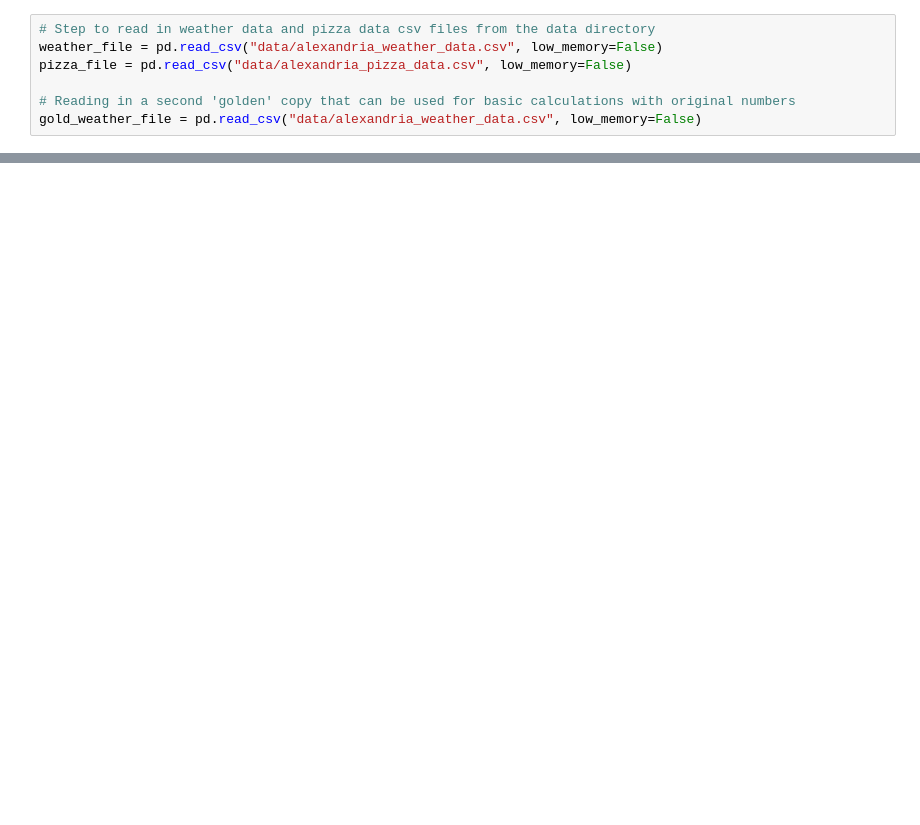
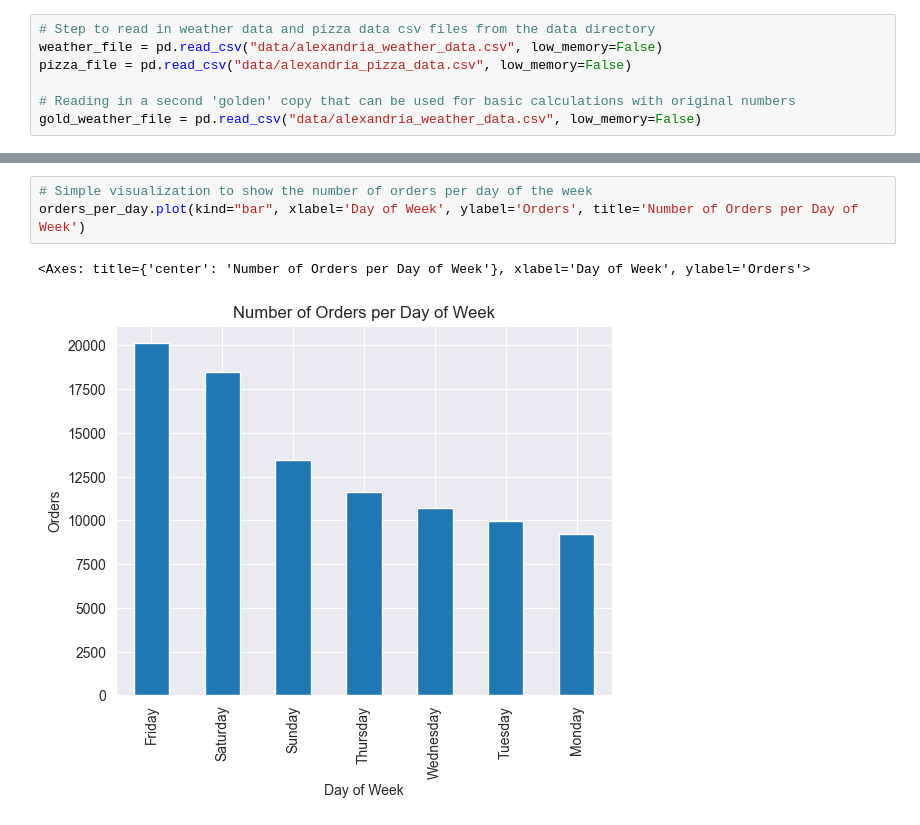
Before and after one commit to robertdfraley/PizzaWeatherPatterns, a Jupyter notebook: PizzaWeatherPattern.ipynb, the cells around one changed output, grey strips where cells are left out. Cells and saved outputs as stored; diff of their text form; blank space fills up the shorter version.

```diff
--- a/PizzaWeatherPattern.ipynb
+++ b/PizzaWeatherPattern.ipynb
@@ -446,0 +169,6 @@ montues_orders_per_avgtemp
+# %%
+# Simple visualization to show the number of orders per day of the week
+orders_per_day.plot(kind="bar", xlabel='Day of Week', ylabel='Orders', title='Number of Orders per Day of Week')
+# %% [output]
+<Axes: title={'center': 'Number of Orders per Day of Week'}, xlabel='Day of Week', ylabel='Orders'>
+[figure, added]
```
Also changed, not shown: parts of 66 cells of this notebook, 11 other files.
